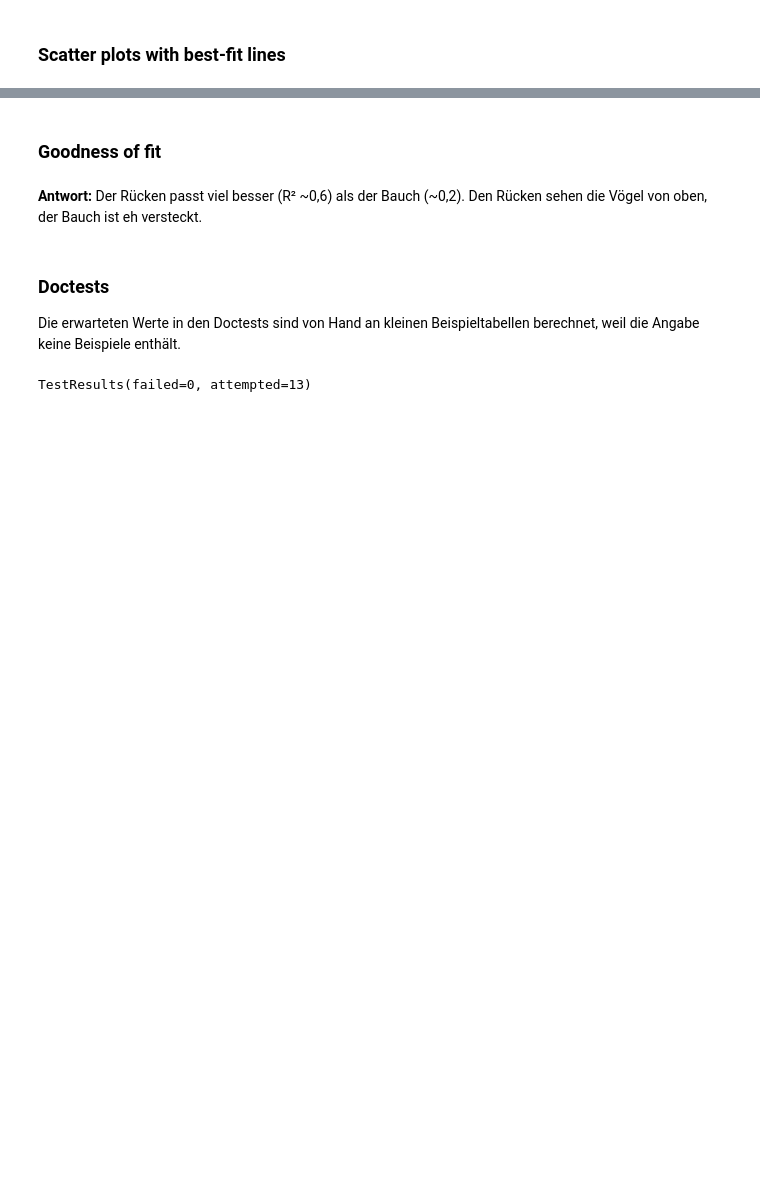
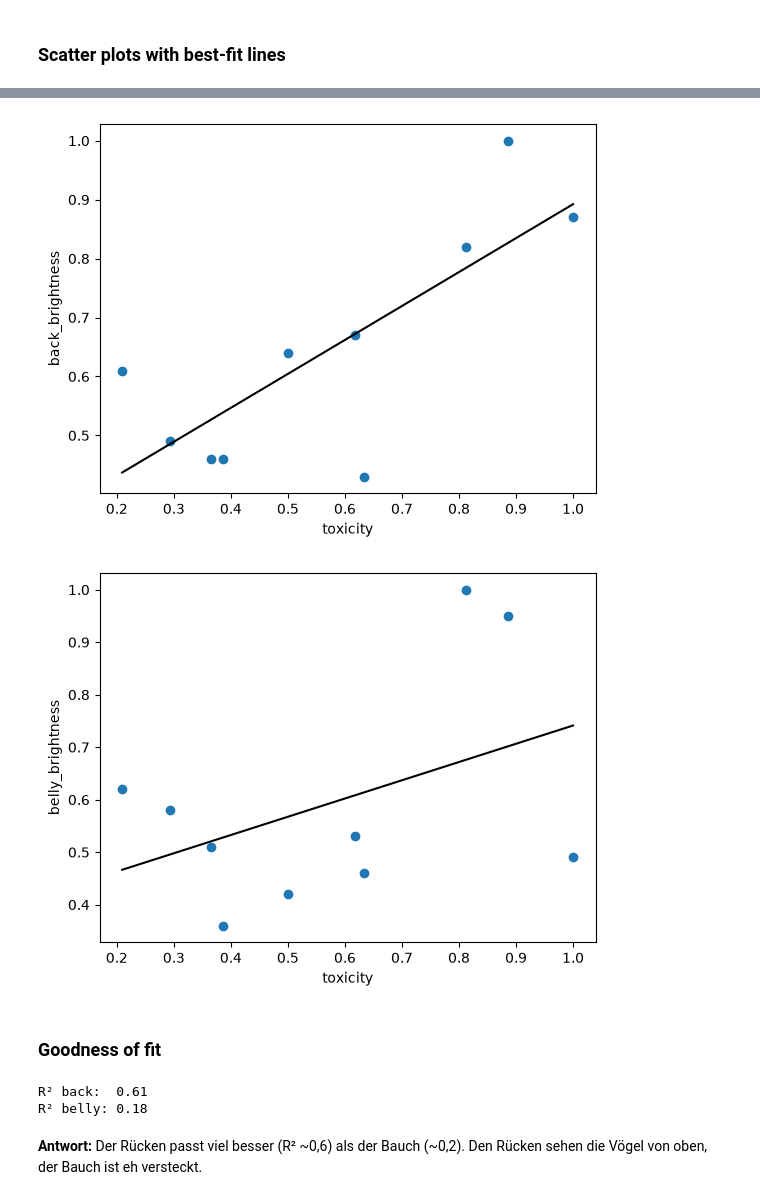
Before and after one commit to HTL3R-2627-SEW-5AX/2144_27_5AX_SEW_HTL3R, a Jupyter notebook: cisco_dse/chapter5/poison-dart-frogs-project/poison-dart-frogs.ipynb, the cells around one changed output, grey strips where cells are left out. Saved outputs shown, nothing was run; the diff lists cells and outputs as text; code cells hidden in the pictures; blank space fills up the shorter version.

```diff
--- a/cisco_dse/chapter5/poison-dart-frogs-project/poison-dart-frogs.ipynb
+++ b/cisco_dse/chapter5/poison-dart-frogs-project/poison-dart-frogs.ipynb
@@ -91,15 +60,0 @@ avg_tox
-# %%
-def merge_toxicity(reflectance: pd.DataFrame, avg_toxicity: pd.DataFrame) -> pd.DataFrame:
-    """Hängt die durchschnittliche Giftigkeit über pop_id an die Helligkeiten an.
-
-    >>> refl = pd.DataFrame({"pop_id": ["A", "B"], "back_brightness": [0.4, 0.9]})
-    >>> avg = pd.DataFrame({"pop_id": ["B", "A"], "toxicity": [0.8, 0.3]})
-    >>> merge_toxicity(refl, avg).to_dict("records")
-    [{'pop_id': 'A', 'back_brightness': 0.4, 'toxicity': 0.3}, {'pop_id': 'B', 'back_brightness': 0.9, 'toxicity': 0.8}]
-    """
-    # validate bricht ab, falls eine Population doppelt vorkommt
-    return pd.merge(reflectance, avg_toxicity, on="pop_id", validate="one_to_one")
-
-
-df = merge_toxicity(df, avg_tox)
-df
@@ -149,0 +61,4 @@ R-squared: 0.18431612963411392
+# %%
+avg_tox = tox.groupby("pop_id", as_index=False)["toxicity"].mean()
+df = df.merge(avg_tox, on="pop_id")
+df
@@ -150,2 +79,5 @@ R-squared: 0.18431612963411392
+# %%
+back = LinearModel("back_brightness").fit(df["toxicity"], df["back_brightness"])
+belly = LinearModel("belly_brightness").fit(df["toxicity"], df["belly_brightness"])
 # %% [markdown]
 ### Scatter plots with best-fit lines
@@ -195,12 +84,27 @@ plt.show()
+# %%
+x_min, x_max = df["toxicity"].min(), df["toxicity"].max()
+
+plt.scatter(df["toxicity"], df["back_brightness"])
+back.plot_model(x_min, x_max)
+plt.xlabel("toxicity")
+plt.ylabel("back_brightness")
+plt.show()
+
+plt.scatter(df["toxicity"], df["belly_brightness"])
+belly.plot_model(x_min, x_max)
+plt.xlabel("toxicity")
+plt.ylabel("belly_brightness")
+plt.show()
+# %% [output]
+[figure, added]
+[figure, added]
 # %% [markdown]
 ### Goodness of fit
+# %%
+print(f"R² back:  {back.rsquared:.2f}")
+print(f"R² belly: {belly.rsquared:.2f}")
+# %% [output]
+R² back:  0.61
+R² belly: 0.18
 # %% [markdown]
 **Antwort:** Der Rücken passt viel besser (R² ~0,6) als der Bauch (~0,2). Den Rücken sehen die Vögel von oben, der Bauch ist eh versteckt.
-# %% [markdown]
-### Doctests
-
-Die erwarteten Werte in den Doctests sind von Hand an kleinen Beispieltabellen berechnet, weil die Angabe keine Beispiele enthält.
-# %%
-doctest.testmod()
-# %% [output]
-TestResults(failed=0, attempted=13)
```
Also changed, not shown: parts of 9 cells of this notebook.
